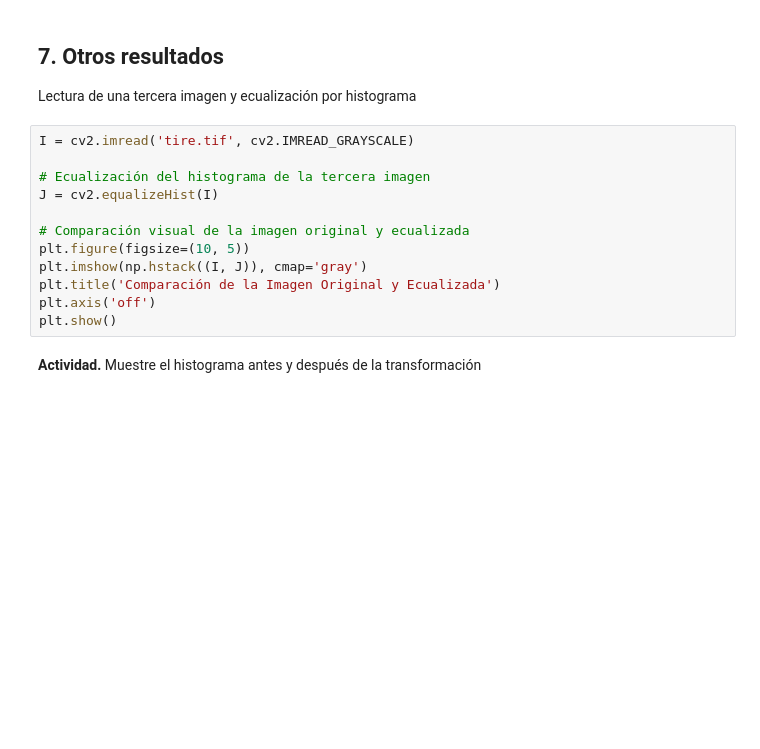
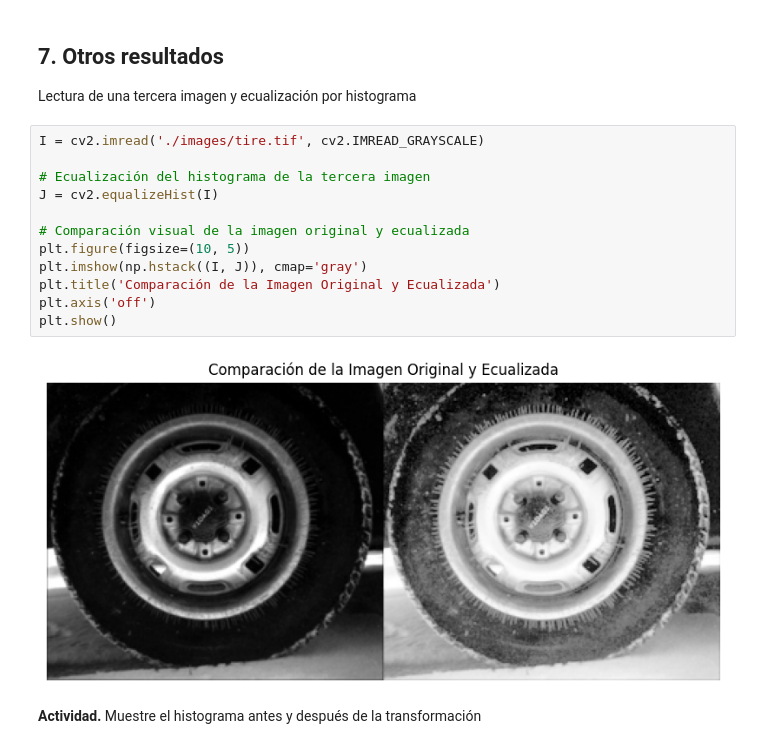
Before and after one commit to Nicolas8aa/cv_2025_1, a Jupyter notebook: lab_08.ipynb, the cells around one changed output. Drawn from its saved outputs; the diff is of its cells as text; blank space fills up the shorter version.

```diff
--- a/lab_08.ipynb
+++ b/lab_08.ipynb
@@ -108,17 +117,19 @@ plt.show()
 
 Lectura de una tercera imagen y ecualización por histograma
 # %%
-I = cv2.imread('tire.tif', cv2.IMREAD_GRAYSCALE)
+I = cv2.imread('./images/tire.tif', cv2.IMREAD_GRAYSCALE)
 
 # Ecualización del histograma de la tercera imagen
 J = cv2.equalizeHist(I)
 
 # Comparación visual de la imagen original y ecualizada
 plt.figure(figsize=(10, 5))
 plt.imshow(np.hstack((I, J)), cmap='gray')
 plt.title('Comparación de la Imagen Original y Ecualizada')
 plt.axis('off')
 plt.show()
+# %% [output]
+[figure, added]
 # %% [markdown]
 <b>Actividad.</b> Muestre el histograma antes y después de la transformación
 # %%
```
Also changed, not shown: parts of 5 cells of this notebook, 1 other file.
